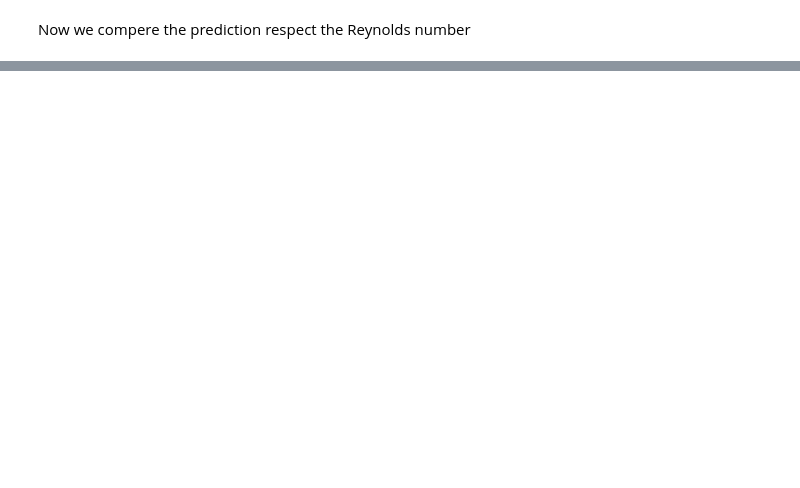
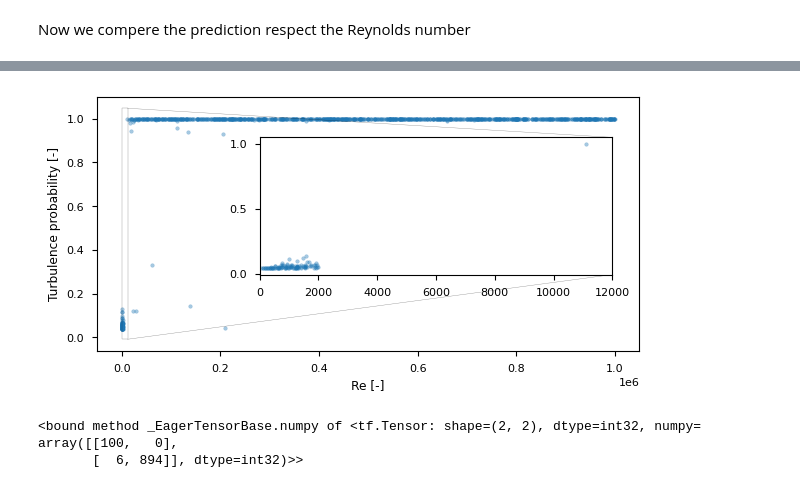
Before and after one commit to paolodeangelis/Sistemi_a_combustione, a Jupyter notebook: 2-NN_Reynolds.ipynb, the cells around one changed output, grey strips where cells are left out. Saved outputs shown, nothing was run; the diff lists cells and outputs as text; code cells hidden in the pictures; blank space fills up the shorter version.

```diff
--- a/2-NN_Reynolds.ipynb
+++ b/2-NN_Reynolds.ipynb
@@ -381,0 +506,2 @@ with plt.style.context("seaborn-v0_8-paper"):
+# %%
+predictions_v1 = model.predict(np.array(features_test))
@@ -381,0 +510,13 @@ with plt.style.context("seaborn-v0_8-paper"):
+# %%
+fig = plt.figure(figsize=(7,3.3))
+with plt.style.context("seaborn-v0_8-paper"):
+  ax = fig.add_subplot(111)
+  axins = ax.inset_axes([0.3, 0.3, 0.65, 0.54])
+  ax.scatter(labels_Re_test, predictions_v1, s=7, alpha=.4)
+  axins.scatter(labels_Re_test, predictions_v1, s=7, alpha=.4)
+  axins.set_xlim([0, 12000])
+  ax.indicate_inset_zoom(axins, edgecolor="black")
+  ax.set_xlabel('Re [-]')
+  ax.set_ylabel('Turbulence probability [-]')
+# %% [output]
+[figure, added]
@@ -381,0 +525,6 @@ with plt.style.context("seaborn-v0_8-paper"):
+# %%
+conf_matrix
+# %% [output]
+<bound method _EagerTensorBase.numpy of <tf.Tensor: shape=(2, 2), dtype=int32, numpy=
+array([[100,   0],
+       [  6, 894]], dtype=int32)>>
```
Also changed, not shown: parts of 39 cells of this notebook.
